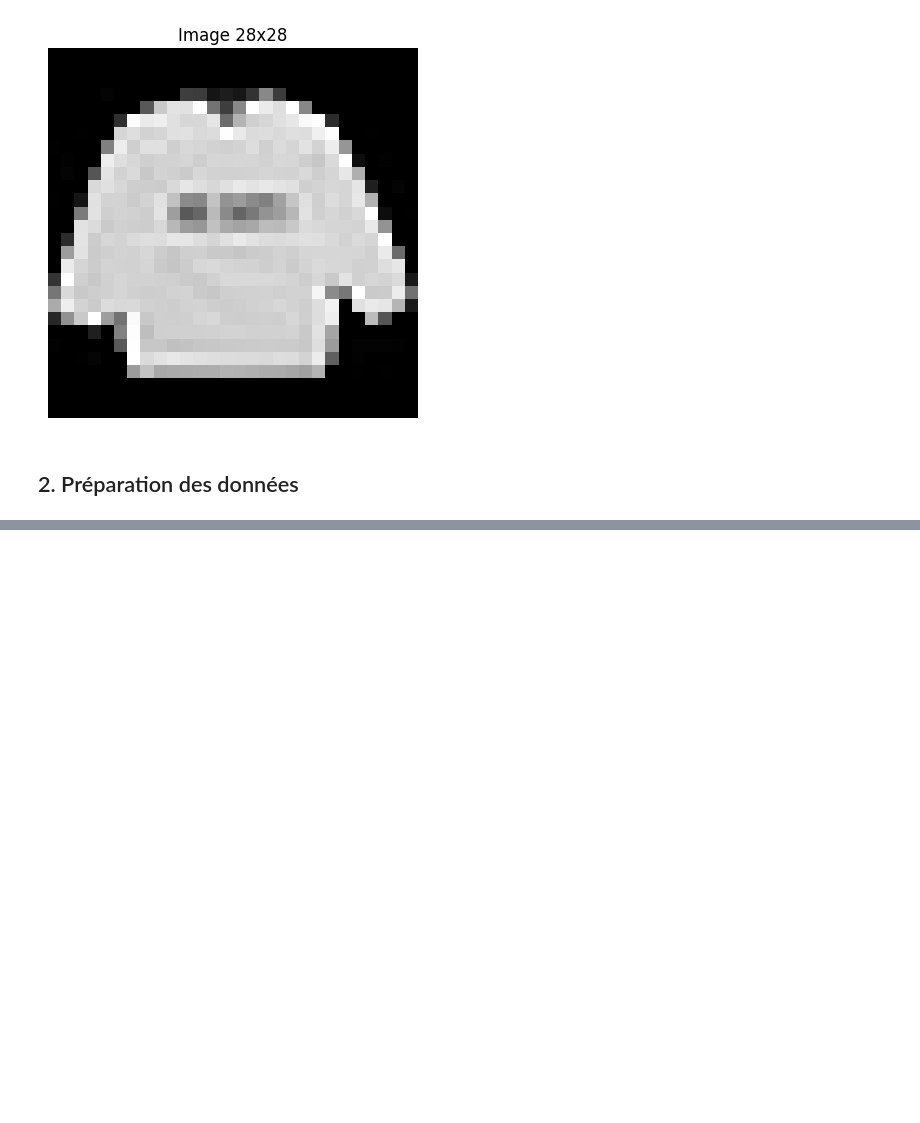
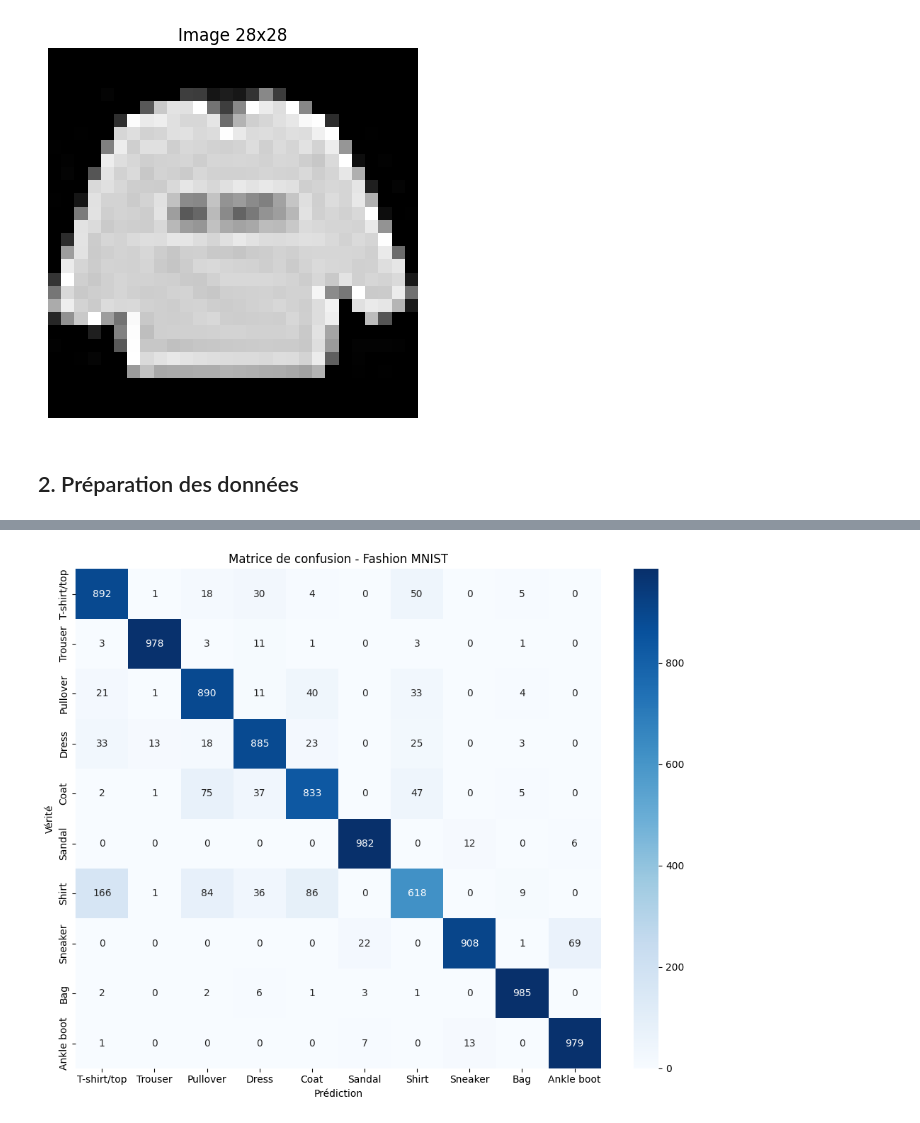
Before and after one commit to A440940/fashion-mnist-classifier, a Jupyter notebook: notebooks/train_model.ipynb, the cells around one changed output, grey strips where cells are left out. Cells and saved outputs as stored; diff of their text form; code cells hidden in the pictures; blank space fills up the shorter version.

```diff
--- a/notebooks/train_model.ipynb
+++ b/notebooks/train_model.ipynb
@@ -101,0 +267,24 @@ model = mobilenet_v3_small(num_classes=10)
+# %%
+# Matrice de confusion :
+
+class_names = [
+    "T-shirt/top", "Trouser", "Pullover", "Dress", "Coat",
+    "Sandal", "Shirt", "Sneaker", "Bag", "Ankle boot"
+]
+
+cm = confusion_matrix(y_true, y_pred)
+
+# Affichage avec seaborn
+plt.figure(figsize=(10, 8))
+sns.heatmap(cm, annot=True, fmt='d', cmap='Blues',
+            xticklabels=class_names,
+            yticklabels=class_names)
+
+plt.xlabel('Prédiction')
+plt.ylabel('Vérité')
+plt.title('Matrice de confusion - Fashion MNIST')
+plt.tight_layout()
+
+plt.savefig('confusion_matrix.png')
+# %% [output]
+[figure, added]
```
Also changed, not shown: parts of 26 cells of this notebook.
